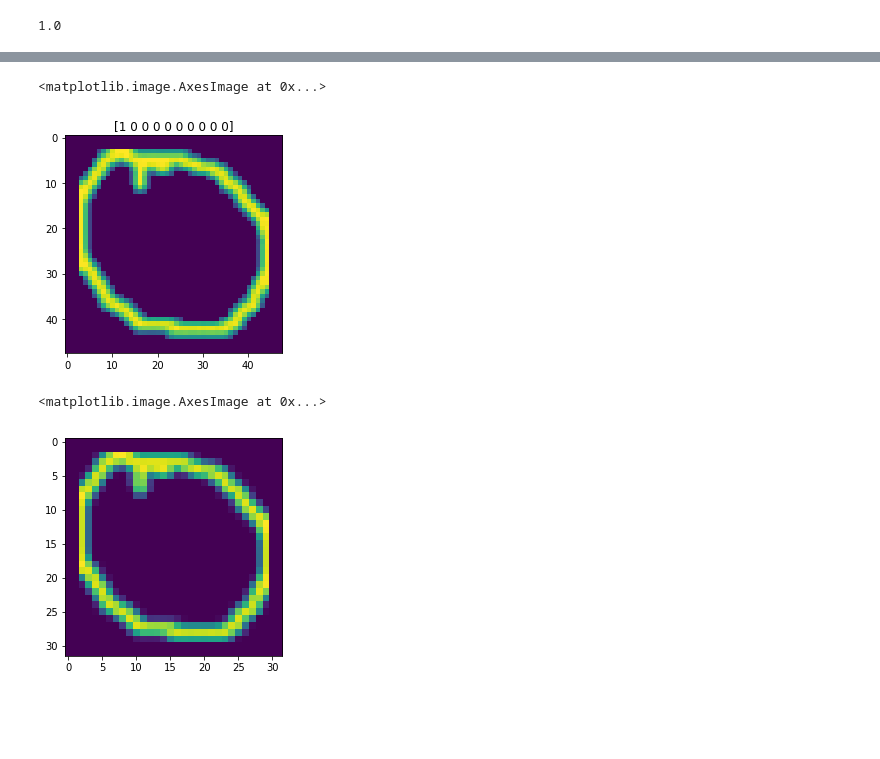
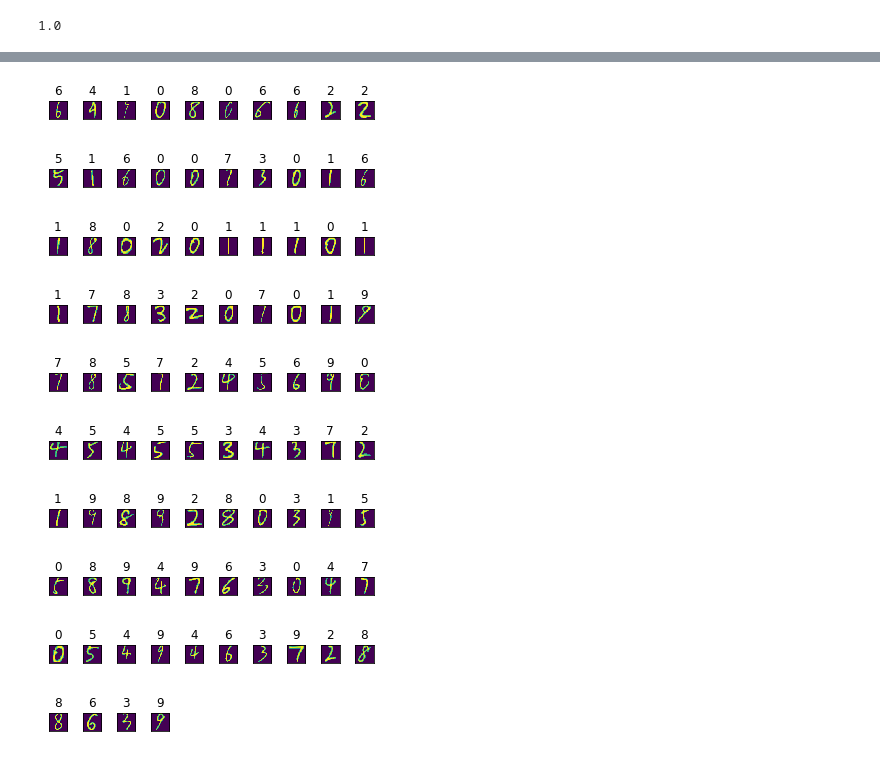
Before and after one commit to lianxiaolei/num-recognition-http, a Jupyter notebook: notebook/num_reco_normal.ipynb, the cells around one changed output, grey strips where cells are left out. Saved outputs shown, nothing was run; the diff lists cells and outputs as text; code cells hidden in the pictures; blank space fills up the shorter version.

```diff
--- a/notebook/num_reco_normal.ipynb
+++ b/notebook/num_reco_normal.ipynb
@@ -296,11 +293,36 @@ for j in range(0, 7):
-# %%
-plt.title(y[100])
-plt.imshow(X[100])
-# %% [output]
-<matplotlib.image.AxesImage at 0x...>
-[figure, removed]
-# %%
-plt.imshow(cv2.resize(X[100], (32, 32)))
-# %% [output]
-<matplotlib.image.AxesImage at 0x...>
-[figure, removed]
+# %%
+import os
+j = 1
+for i in os.listdir('/Users/imperatore/tmp/nums'):
+
+    img = cv2.imread(os.path.join('/Users/imperatore/tmp/nums', i), cv2.IMREAD_GRAYSCALE)
+
+    img = (img - np.min(img)) / (np.max(img) - np.min(img))
+    img[img > 1.0] = 1.0
+    img[img < 0.14] = 0.0
+
+    sub_img = preprocessing(img)
+    sub_img[sub_img > 0.] += 0.3
+    sub_img[sub_img > 1.] = 1.
+
+    plt.subplot(10, 10, j)
+    plt.imshow(sub_img)
+    plt.xticks([])  #去掉横坐标值
+    plt.yticks([])  #去掉纵坐标值
+    plt.axis = False
+    plt.title(np.argmax(model.predict(np.expand_dims(np.expand_dims(sub_img, axis=-1), axis=0))))
+
+    if j % 10 == 0:
+        plt.show()
+    j += 1
+# %% [output]
+[figure, added]
+[figure, added]
+[figure, added]
+[figure, added]
+[figure, added]
+[figure, added]
+[figure, added]
+[figure, added]
+[figure, added]
+[figure, added]
```
Also changed, not shown: parts of 13 cells of this notebook, 1 other file.
